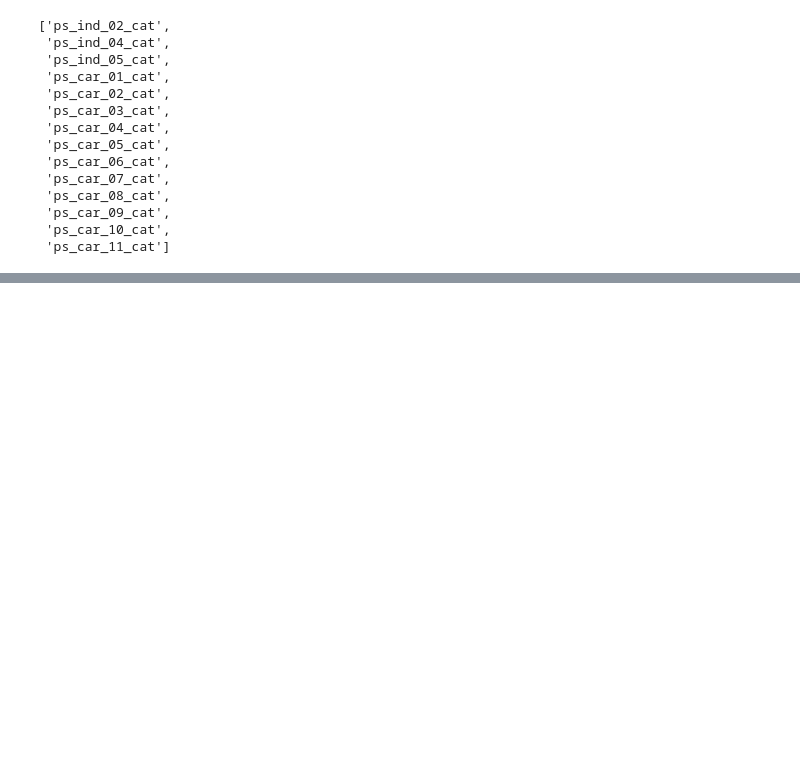
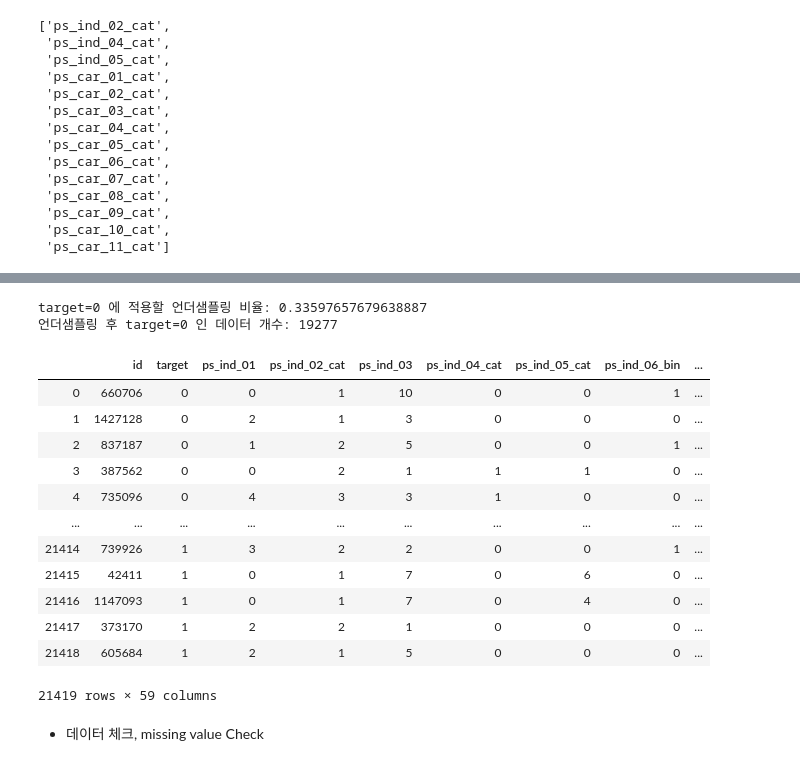
Before and after one commit to wooseok-shin/Kaggle, a Jupyter notebook: Porto/Porto.ipynb, the cells around one changed output, grey strips where cells are left out. Drawn from its saved outputs; the diff is of its cells as text; code cells hidden in the pictures; blank space fills up the shorter version.

```diff
--- a/Porto/Porto.ipynb
+++ b/Porto/Porto.ipynb
@@ -142,0 +334,40 @@ memory usage: 22.9 MB
+# %%
+undersampling_rate = ((1- desired_apriory) * nb1) / (nb0 * desired_apriory)
+
+# (0.9 * 21694) / (573518 * 0.1)
+# %%
+# 언더샘플링 후 데이터 개수
+
+undersampling_nb0 = int(undersampling_rate * nb0)
+# %%
+print(f'target=0 에 적용할 언더샘플링 비율: {undersampling_rate}')
+print(f'언더샘플링 후 target=0 인 데이터 개수: {undersampling_nb0}')
+# %% [output]
+target=0 에 적용할 언더샘플링 비율: 0.33597657679638887
+언더샘플링 후 target=0 인 데이터 개수: 19277
+# %%
+# idx0(target=0)인 것들(573518개) 중 195246개 만큼 뽑기
+undersampled_idx = shuffle(idx0, random_state=37, n_samples = undersampling_nb0)
+# %%
+# 토탈 index = 언더샘플(target=0) + target1
+
+idx_list = list(undersampled_idx) + list(idx1)
+# %%
+train = train.loc[idx_list].reset_index(drop=True)
+train
+# %% [output]
+|  | id | target | ps_ind_01 | ps_ind_02_cat | ps_ind_03 | ps_ind_04_cat | ps_ind_05_cat | ps_ind_06_bin | ... |
+| 0 | 660706 | 0 | 0 | 1 | 10 | 0 | 0 | 1 | ... |
+| 1 | 1427128 | 0 | 2 | 1 | 3 | 0 | 0 | 0 | ... |
+| 2 | 837187 | 0 | 1 | 2 | 5 | 0 | 0 | 1 | ... |
+| 3 | 387562 | 0 | 0 | 2 | 1 | 1 | 1 | 0 | ... |
+| 4 | 735096 | 0 | 4 | 3 | 3 | 1 | 0 | 0 | ... |
+| ... | ... | ... | ... | ... | ... | ... | ... | ... | ... |
+| 21414 | 739926 | 1 | 3 | 2 | 2 | 0 | 0 | 1 | ... |
+| 21415 | 42411 | 1 | 0 | 1 | 7 | 0 | 6 | 0 | ... |
+| 21416 | 1147093 | 1 | 0 | 1 | 7 | 0 | 4 | 0 | ... |
+| 21417 | 373170 | 1 | 2 | 2 | 1 | 0 | 0 | 0 | ... |
+| 21418 | 605684 | 1 | 2 | 1 | 5 | 0 | 0 | 0 | ... |
+21419 rows × 59 columns
+# %% [markdown]
+- 데이터 체크, missing value Check
```
Also changed, not shown: parts of 63 cells of this notebook, 1 other file.
